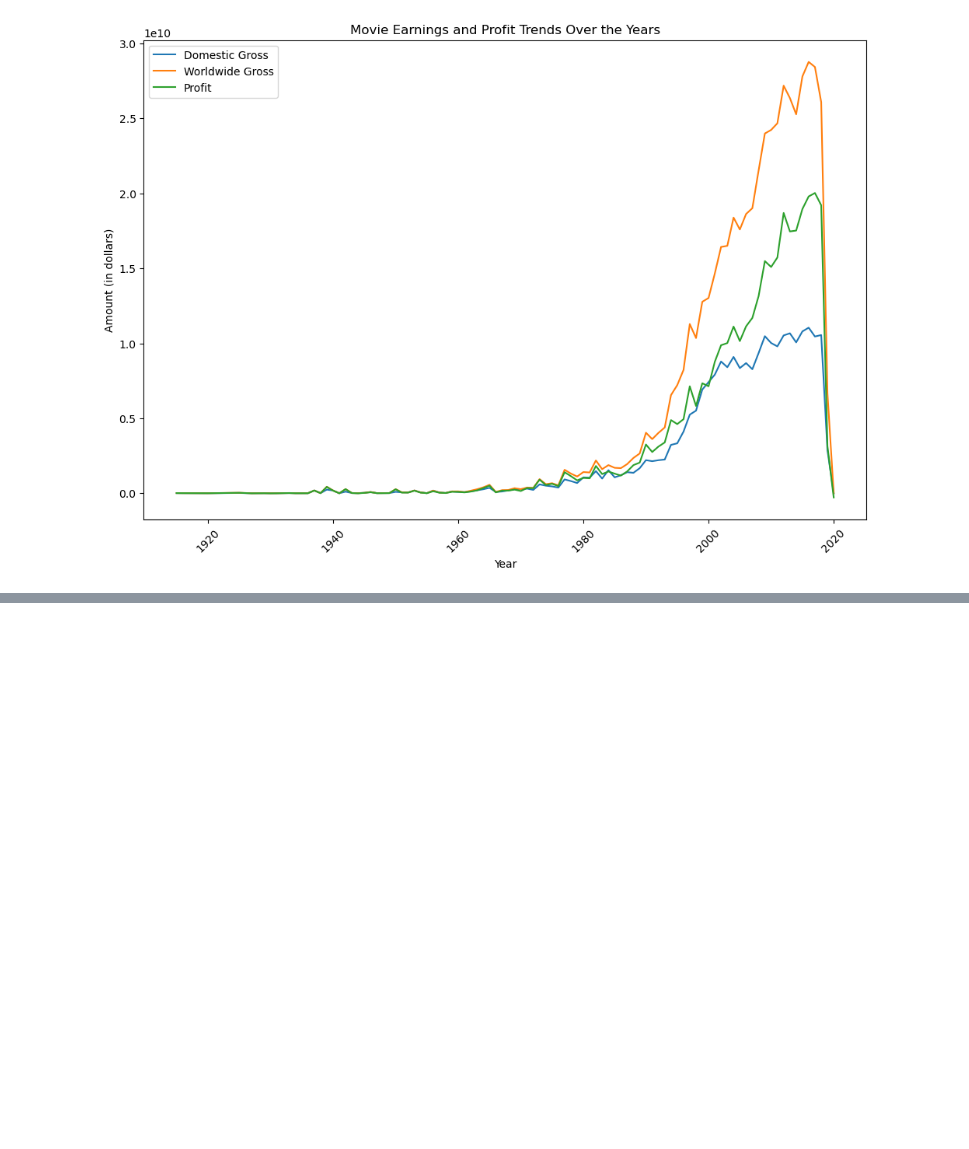
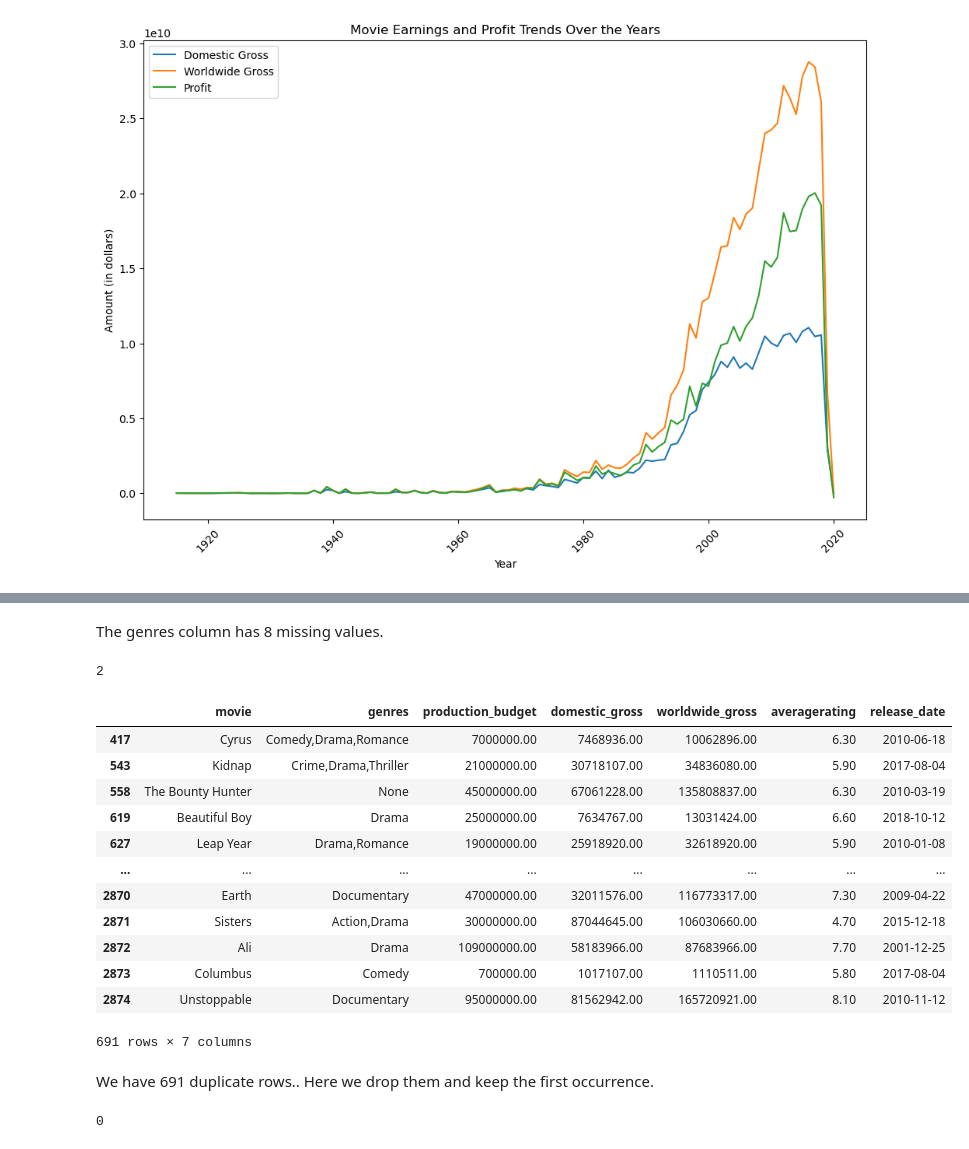
Before and after one commit to Katekui2024/Movies_Analysis, a Jupyter notebook: movie_data_analysis_Vallary.ipynb, the cells around one changed output, grey strips where cells are left out. Saved outputs shown, nothing was run; the diff lists cells and outputs as text; code cells hidden in the pictures; blank space fills up the shorter version.

```diff
--- a/movie_data_analysis_Vallary.ipynb
+++ b/movie_data_analysis_Vallary.ipynb
@@ -258,0 +288,4 @@ plt.show();
+# %%
+# read movie_ratings
+movie_ratings = pd.read_sql("""SELECT * FROM movie_ratings """, conn)
+movie_ratings.head()
@@ -258,0 +299,4 @@ plt.show();
+# %%
+# data exploration.
+movie_basics_and_ratings = pd.merge(movie_basics, movie_ratings, on='movie_id')
+movie_basics_and_ratings.head()
@@ -258,0 +310,3 @@ plt.show();
+# %%
+combined_data_with_budget = pd.merge(movie_basics_and_ratings, tn_movie_budgets, how="inner", left_on="primary_title", right_on="movie")
+combined_data_with_budget.head()
@@ -258,0 +345,42 @@ plt.show();
+# %% [markdown]
+The genres column has 8 missing values.
+# %%
+combined_data_with_budget.duplicated().sum()
+# %% [output]
+2
+# %%
+# check for duplicate records. in this case, rows are considered duplicates if the values in these columns are the same.
+duplicates = combined_data_with_budget[combined_data_with_budget.duplicated(subset=['release_date',
+                                                                              'movie',
+                                                                              'domestic_gross',
+                                                                              'production_budget',
+                                                                              'worldwide_gross'])]
+duplicates
+# %% [output]
+|  | movie | genres | production_budget | domestic_gross | worldwide_gross | averagerating | release_date |
+| 417 | Cyrus | Comedy,Drama,Romance | 7000000.00 | 7468936.00 | 10062896.00 | 6.30 | 2010-06-18 |
+| 543 | Kidnap | Crime,Drama,Thriller | 21000000.00 | 30718107.00 | 34836080.00 | 5.90 | 2017-08-04 |
+| 558 | The Bounty Hunter | None | 45000000.00 | 67061228.00 | 135808837.00 | 6.30 | 2010-03-19 |
+| 619 | Beautiful Boy | Drama | 25000000.00 | 7634767.00 | 13031424.00 | 6.60 | 2018-10-12 |
+| 627 | Leap Year | Drama,Romance | 19000000.00 | 25918920.00 | 32618920.00 | 5.90 | 2010-01-08 |
+| ... | ... | ... | ... | ... | ... | ... | ... |
+| 2870 | Earth | Documentary | 47000000.00 | 32011576.00 | 116773317.00 | 7.30 | 2009-04-22 |
+| 2871 | Sisters | Action,Drama | 30000000.00 | 87044645.00 | 106030660.00 | 4.70 | 2015-12-18 |
+| 2872 | Ali | Drama | 109000000.00 | 58183966.00 | 87683966.00 | 7.70 | 2001-12-25 |
+| 2873 | Columbus | Comedy | 700000.00 | 1017107.00 | 1110511.00 | 5.80 | 2017-08-04 |
+| 2874 | Unstoppable | Documentary | 95000000.00 | 81562942.00 | 165720921.00 | 8.10 | 2010-11-12 |
+691 rows × 7 columns
+# %% [markdown]
+We have 691 duplicate rows.. Here we drop them and keep the first occurrence.
+# %%
+# Drop duplicates and keep first occurrence
+combined_data_with_budget = combined_data_with_budget.drop_duplicates(subset=['release_date',
+                                                                              'movie',
+                                                                              'domestic_gross',
+                                                                              'production_budget',
+                                                                              'worldwide_gross'], keep='first')
+
+# confirm duplicates have been dropped.
+combined_data_with_budget.duplicated().sum()
+# %% [output]
+0
```
Also changed, not shown: parts of 22 cells of this notebook.
